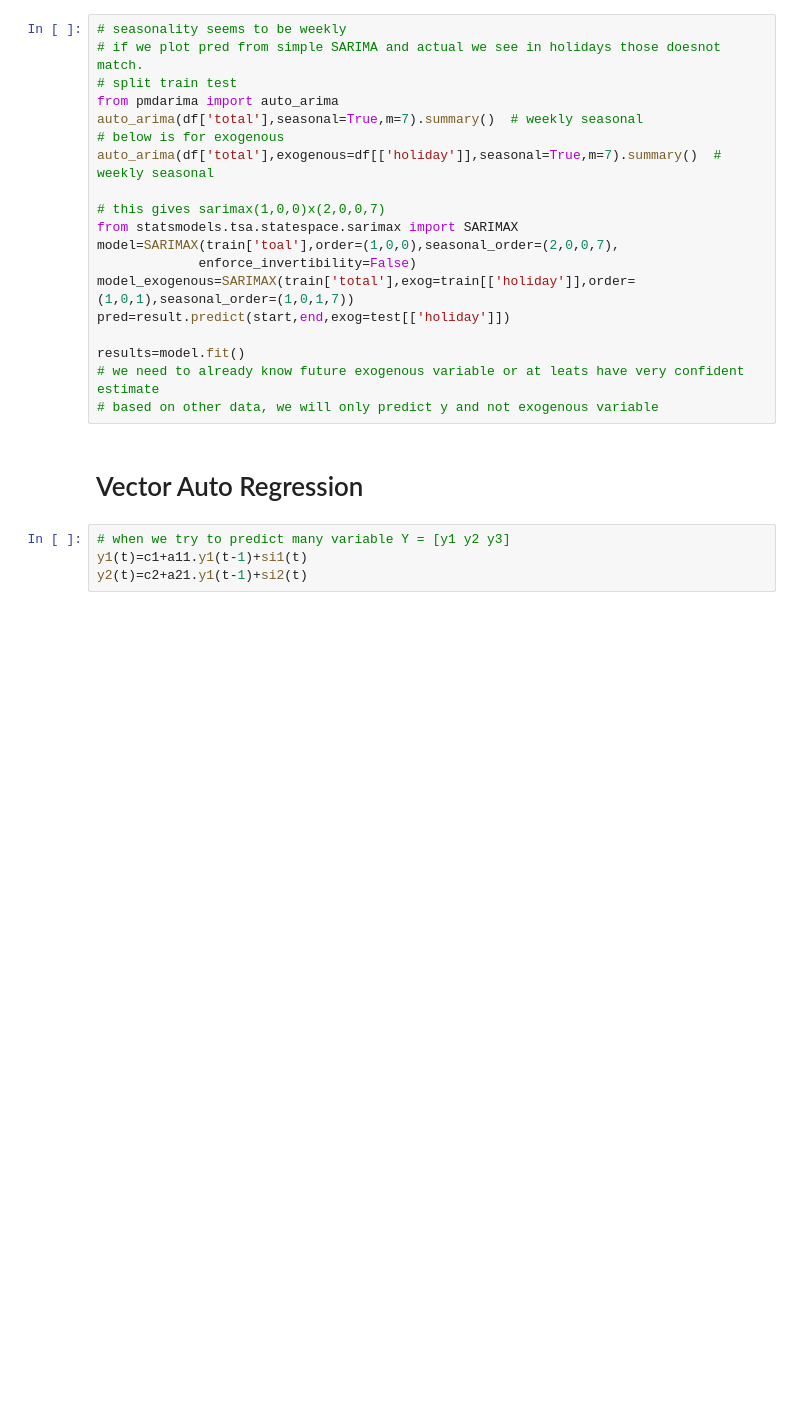
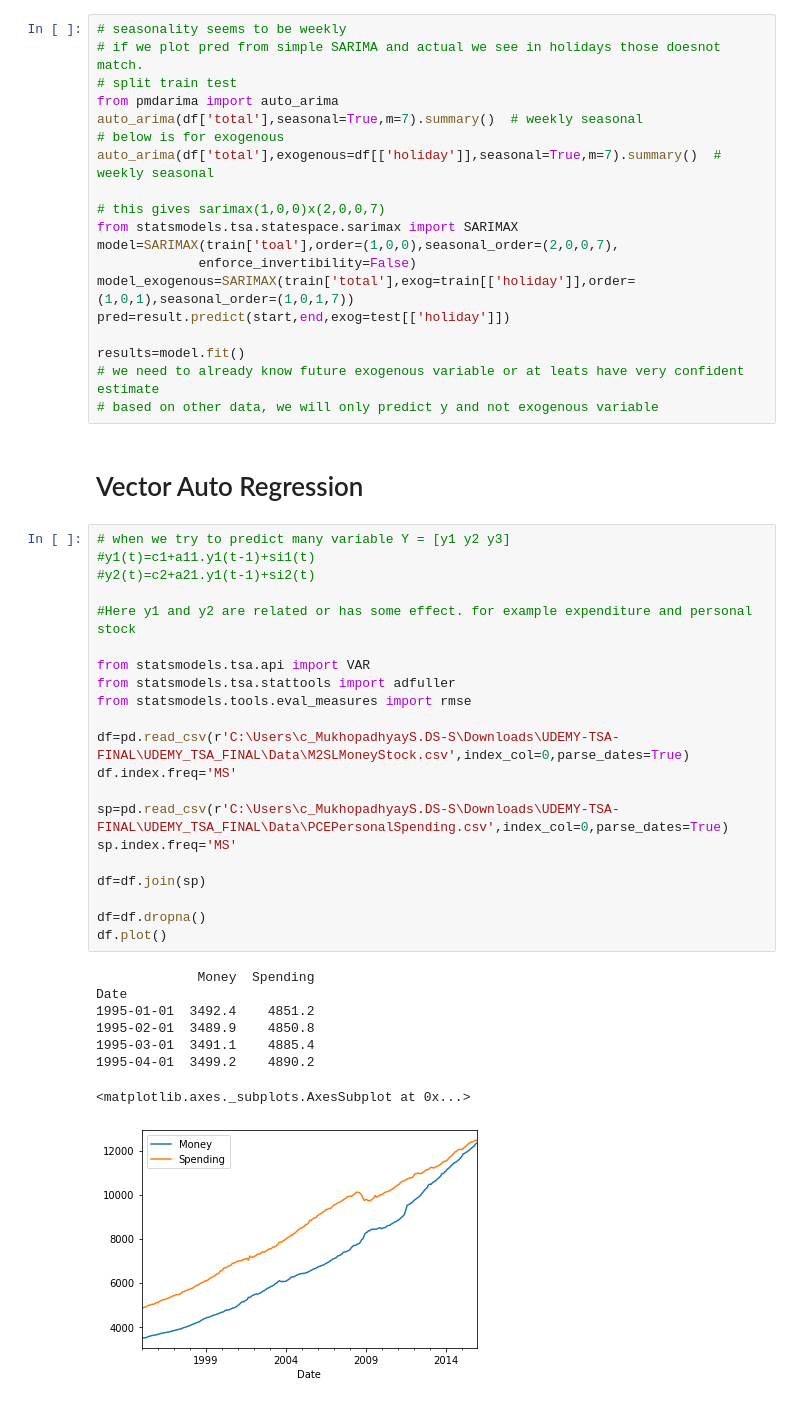
Before and after one commit to suman12345678/datascienceworknew, a Jupyter notebook: timeseries.ipynb, the cells around one changed output. Drawn from its saved outputs; the diff is of its cells as text; blank space fills up the shorter version.

```diff
--- a/timeseries.ipynb
+++ b/timeseries.ipynb
@@ -721,7 +753,33 @@ results=model.fit()
 # based on other data, we will only predict y and not exogenous variable
 # %% [markdown]
 # Vector Auto Regression
-# %%
-# when we try to predict many variable Y = [y1 y2 y3]
-y1(t)=c1+a11.y1(t-1)+si1(t)
-y2(t)=c2+a21.y1(t-1)+si2(t)
+# %%
+# when we try to predict many variable Y = [y1 y2 y3]
+#y1(t)=c1+a11.y1(t-1)+si1(t)
+#y2(t)=c2+a21.y1(t-1)+si2(t)
+
+#Here y1 and y2 are related or has some effect. for example expenditure and personal stock
+
+from statsmodels.tsa.api import VAR
+from statsmodels.tsa.stattools import adfuller
+from statsmodels.tools.eval_measures import rmse
+
+df=pd.read_csv(r'C:\Users\c_MukhopadhyayS.DS-S\Downloads\UDEMY-TSA-FINAL\UDEMY_TSA_FINAL\Data\M2SLMoneyStock.csv',index_col=0,parse_dates=True)
+df.index.freq='MS'
+
+sp=pd.read_csv(r'C:\Users\c_MukhopadhyayS.DS-S\Downloads\UDEMY-TSA-FINAL\UDEMY_TSA_FINAL\Data\PCEPersonalSpending.csv',index_col=0,parse_dates=True)
+sp.index.freq='MS'
+
+df=df.join(sp)
+
+df=df.dropna()
+df.plot()
+# %% [output]
+             Money  Spending
+Date
+1995-01-01  3492.4    4851.2
+1995-02-01  3489.9    4850.8
+1995-03-01  3491.1    4885.4
+1995-04-01  3499.2    4890.2
+<matplotlib.axes._subplots.AxesSubplot at 0x...>
+[figure, added]
```
Also changed, not shown: parts of 7 cells of this notebook.
